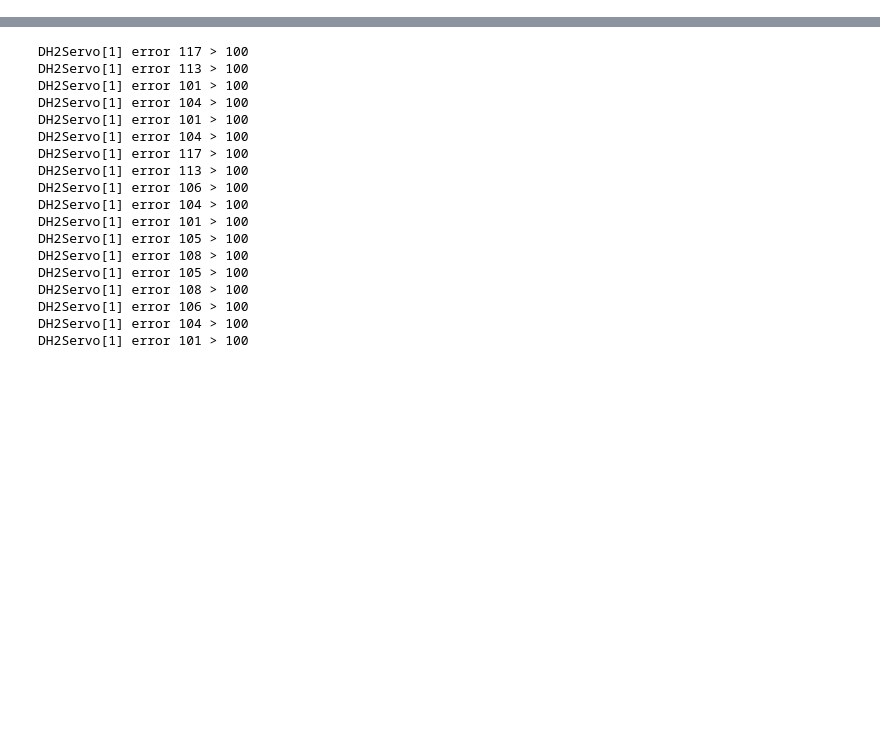
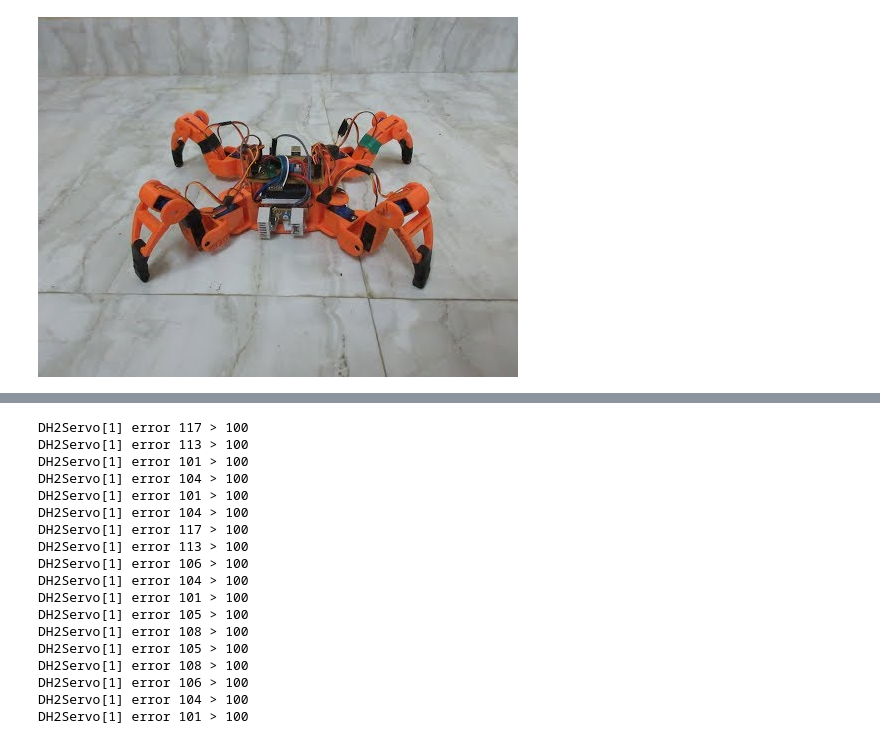
Before and after one commit to MultipedRobotics/multiped, a Jupyter notebook: ax12/docs/gait.ipynb, the cells around one changed output, grey strips where cells are left out. Drawn from its saved outputs; the diff is of its cells as text; code cells hidden in the pictures; blank space fills up the shorter version.

```diff
--- a/ax12/docs/gait.ipynb
+++ b/ax12/docs/gait.ipynb
@@ -38,0 +60,4 @@ from quadruped import Leg4
+# %%
+YouTubeVideo('HBlfdYWyj90', width="100%")
+# %% [output]
+[figure, added]
```
Also changed, not shown: parts of 14 cells of this notebook, 6 other files.
